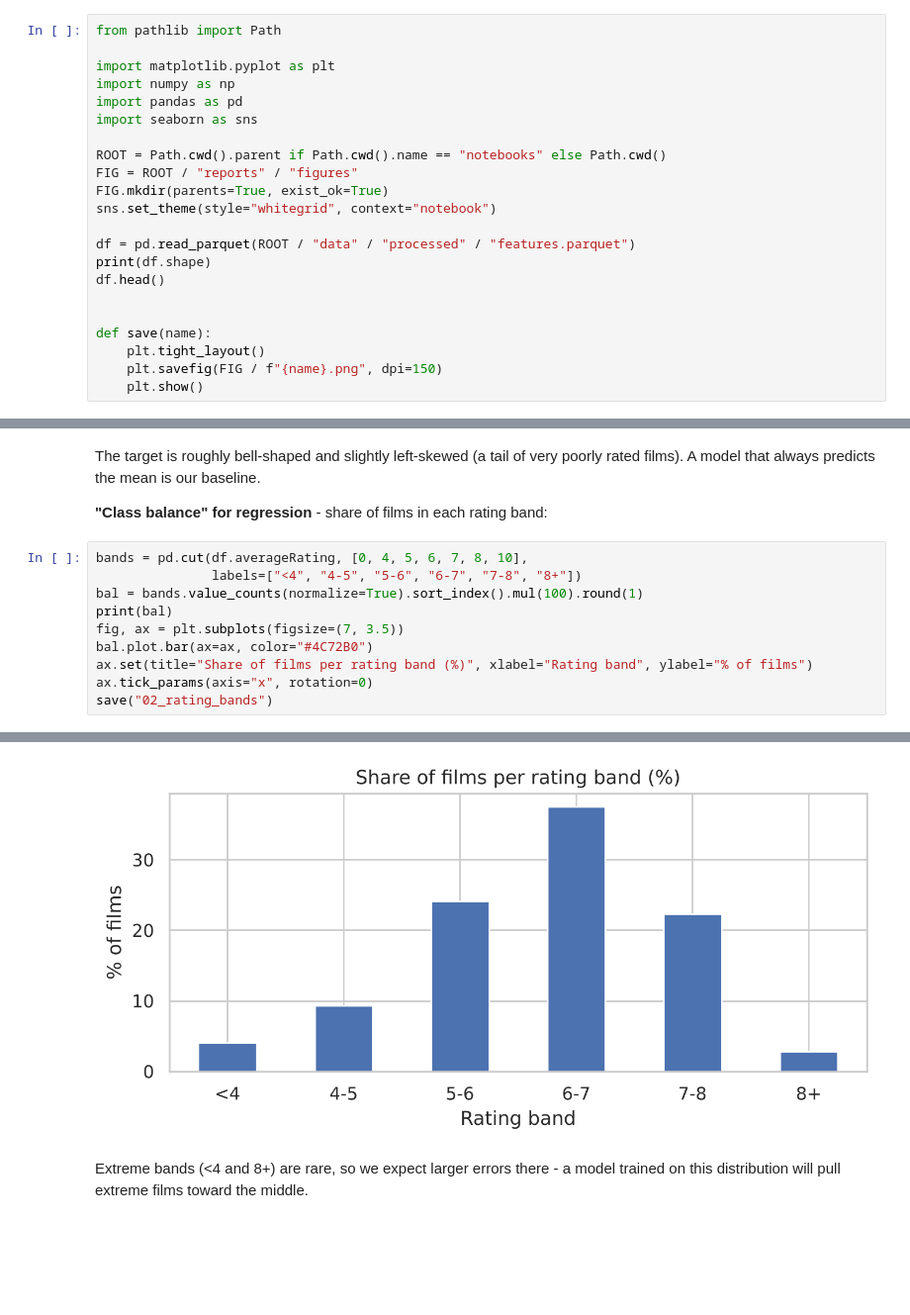
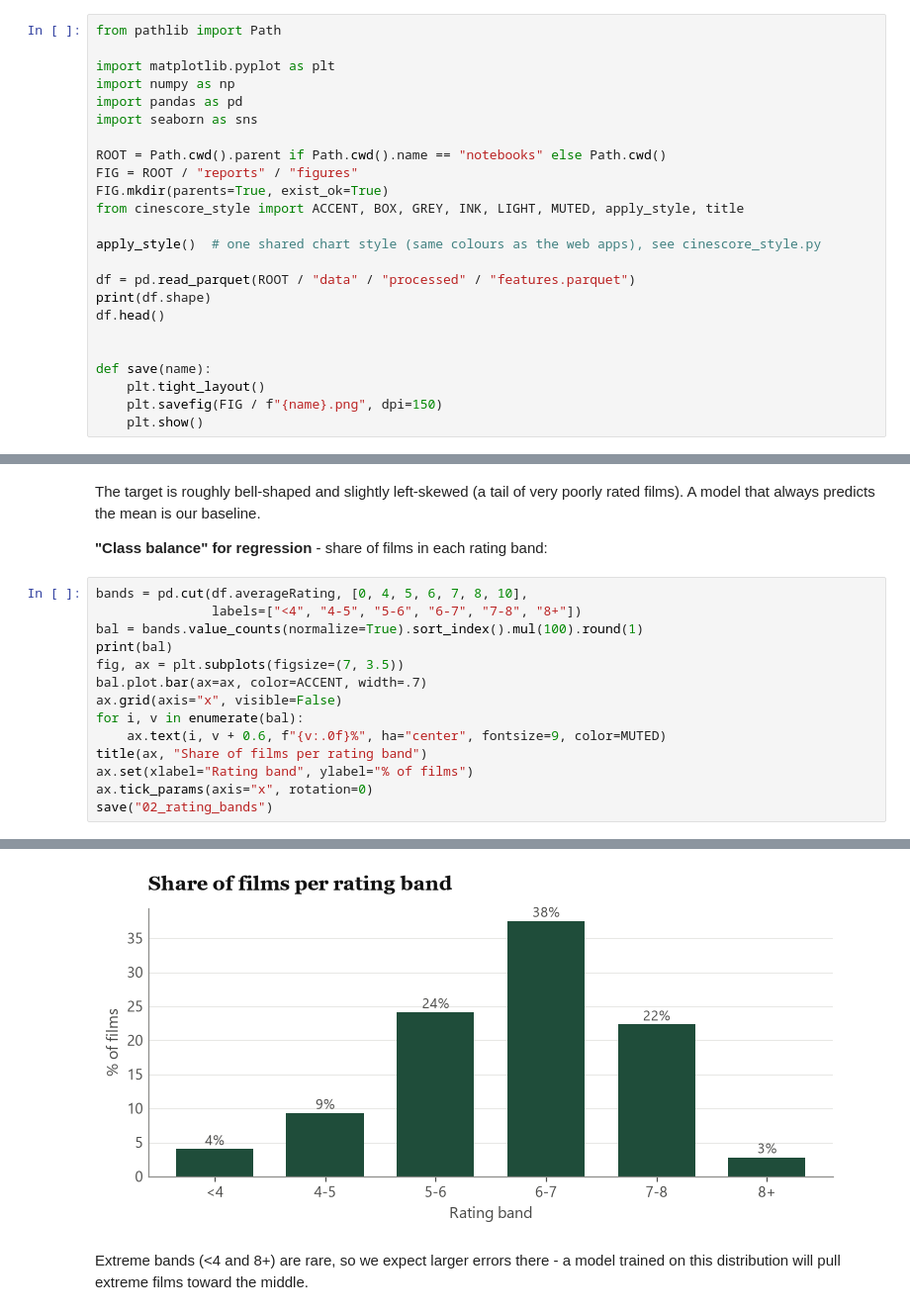
Before and after one commit to OwaisKamran/CineScore, a Jupyter notebook: notebooks/01_eda.ipynb, the cells around one changed output, grey strips where cells are left out. Shown at 99% size. Saved outputs shown, nothing was run; the diff lists cells and outputs as text; blank space fills up the shorter version.

```diff
--- a/notebooks/01_eda.ipynb
+++ b/notebooks/01_eda.ipynb
@@ -16,7 +16,9 @@ import seaborn as sns
 ROOT = Path.cwd().parent if Path.cwd().name == "notebooks" else Path.cwd()
 FIG = ROOT / "reports" / "figures"
 FIG.mkdir(parents=True, exist_ok=True)
-sns.set_theme(style="whitegrid", context="notebook")
+from cinescore_style import ACCENT, BOX, GREY, INK, LIGHT, MUTED, apply_style, title
+
+apply_style()  # one shared chart style (same colours as the web apps), see cinescore_style.py
 
 df = pd.read_parquet(ROOT / "data" / "processed" / "features.parquet")
 print(df.shape)
@@ -60,23 +66,27 @@ A model that always predicts the mean is our baseline.
 # %%
 bands = pd.cut(df.averageRating, [0, 4, 5, 6, 7, 8, 10],
                labels=["<4", "4-5", "5-6", "6-7", "7-8", "8+"])
 bal = bands.value_counts(normalize=True).sort_index().mul(100).round(1)
 print(bal)
 fig, ax = plt.subplots(figsize=(7, 3.5))
-bal.plot.bar(ax=ax, color="#4C72B0")
-ax.set(title="Share of films per rating band (%)", xlabel="Rating band", ylabel="% of films")
+bal.plot.bar(ax=ax, color=ACCENT, width=.7)
+ax.grid(axis="x", visible=False)
+for i, v in enumerate(bal):
+    ax.text(i, v + 0.6, f"{v:.0f}%", ha="center", fontsize=9, color=MUTED)
+title(ax, "Share of films per rating band")
+ax.set(xlabel="Rating band", ylabel="% of films")
 ax.tick_params(axis="x", rotation=0)
 save("02_rating_bands")
 # %% [output]
 averageRating
 <4      4.0
 4-5     9.3
 5-6    24.1
 6-7    37.5
 7-8    22.3
 8+      2.8
 Name: proportion, dtype: float64
-[figure, old version]
+[figure, new version]
 # %% [markdown]
 Extreme bands (<4 and 8+) are rare, so we expect larger errors there - a model trained on this
 distribution will pull extreme films toward the middle.
```
Also changed, not shown: parts of 7 cells of this notebook, 19 other files.
